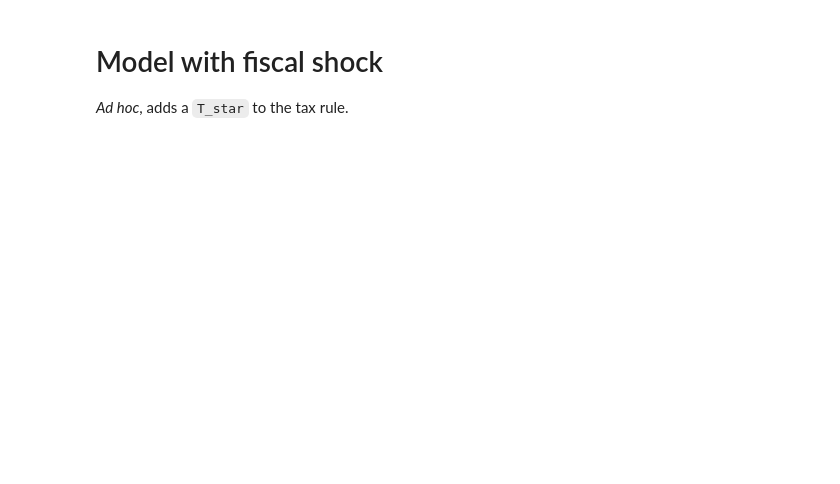
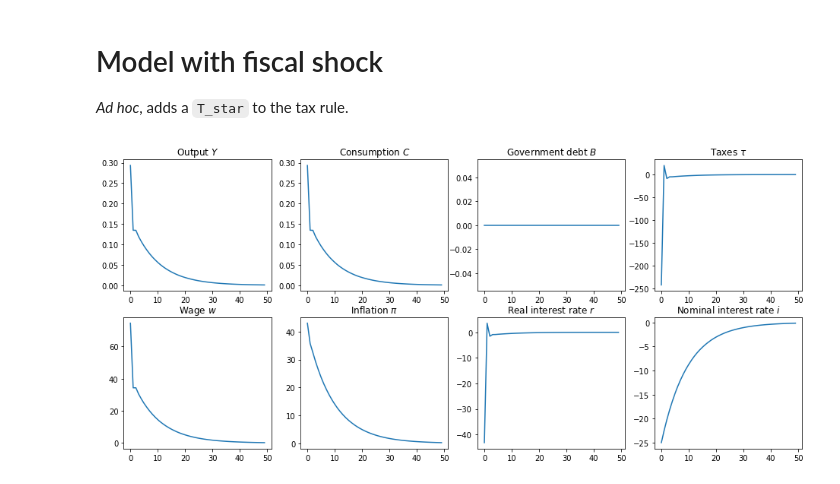
Before and after one commit to danmrc/sequence-jacobian, a Jupyter notebook: notebooks/Our Hank.ipynb, the cells around one changed output. Cells and saved outputs as stored; diff of their text form; code cells hidden in the pictures; blank space fills up the shorter version.

```diff
--- a/notebooks/Our Hank.ipynb
+++ b/notebooks/Our Hank.ipynb
@@ -374,6 +374,47 @@ plt.show()
 # Model with fiscal shock
 
 _Ad hoc_, adds a `T_star` to the tax rule.
+# %%
+rhos = 0.9
+drstar = -0.0025 * rhos ** (np.arange(T)[:, np.newaxis])
+
+dY = G['Y']['rstar'] @ drstar
+dC = G['C']['rstar'] @ drstar
+dN = G['L']['rstar'] @ drstar
+dB = G['A']['rstar'] @ drstar
+dT = G['Tax']['rstar'] @ drstar
+dw = G['w']['rstar'] @ drstar
+dpi = G['pi']['rstar'] @ drstar
+dr = G['r']['rstar'] @ drstar
+
+plt.rcParams["figure.figsize"] = (16,7)
+fig, ax = plt.subplots(2, 4)
+ax[0, 0].plot(100 * dY[:50, :])
+ax[0, 0].set_title(r'Output $Y$')
+
+ax[0, 1].plot(100 * dC[:50, :])
+ax[0, 1].set_title(r'Consumption $C$')
+
+ax[0, 2].plot(100 * np.around(dB[:50, :], decimals=4))
+ax[0, 2].set_title(r'Government debt $B$')
+
+ax[0, 3].plot(10000 * dT[:50, :])
+ax[0, 3].set_title(r'Taxes $\tau$')
+
+ax[1, 0].plot(10000 * dw[:50, :])
+ax[1, 0].set_title(r'Wage $w$')
+
+ax[1, 1].plot(10000 * dpi[:50, :])
+ax[1, 1].set_title(r'Inflation $\pi$')
+
+ax[1, 2].plot(10000 * dr[:50, :])
+ax[1, 2].set_title(r'Real interest rate $r$')
+
+ax[1, 3].plot(10000 * drstar[:50])
+ax[1, 3].set_title(r'Nominal interest rate $i$')
+plt.show()
+# %% [output]
+[figure, added]
 # %%
 @simple
 def firm(Y, w, Z, pi, mu, kappa):
```
Also changed, not shown: parts of 11 cells of this notebook, 3 other files.
